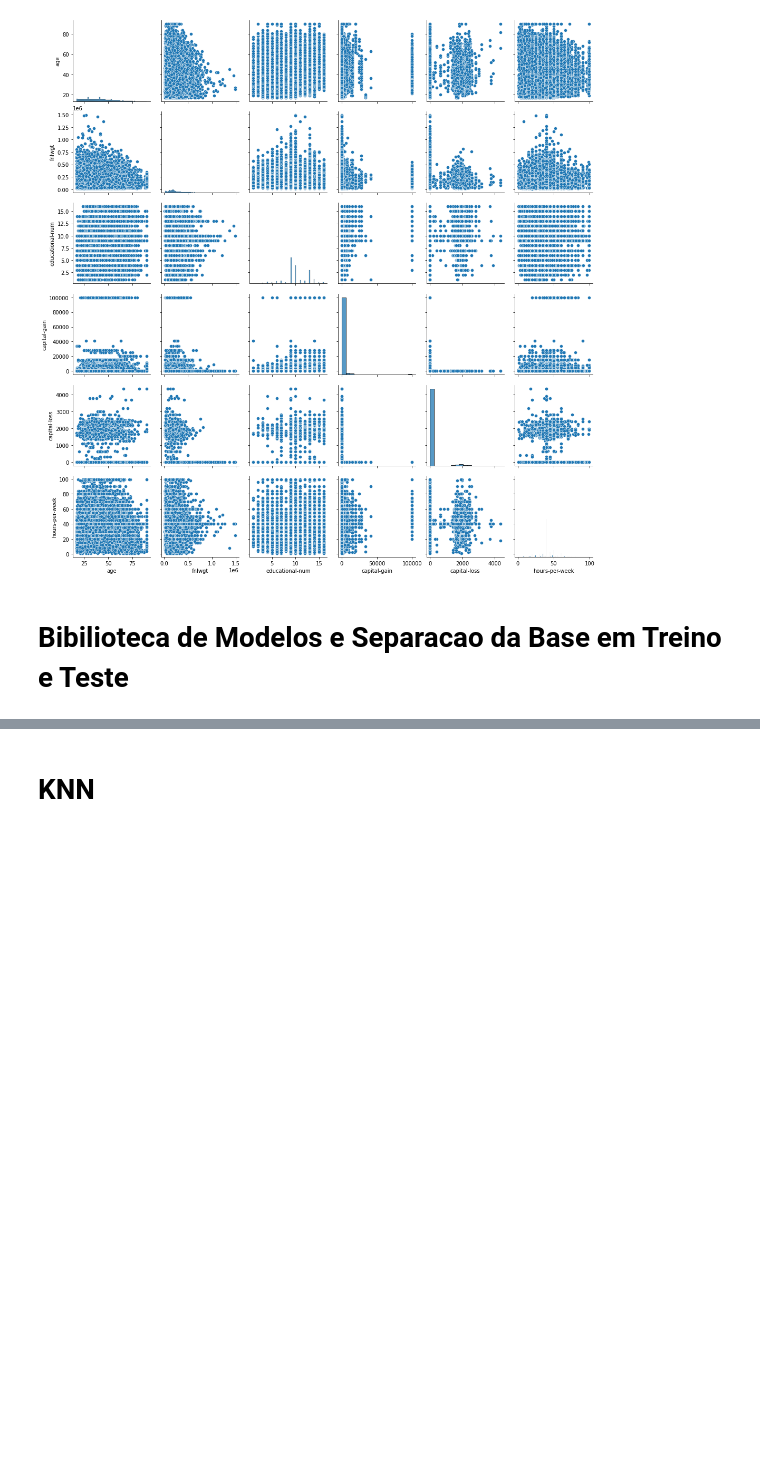
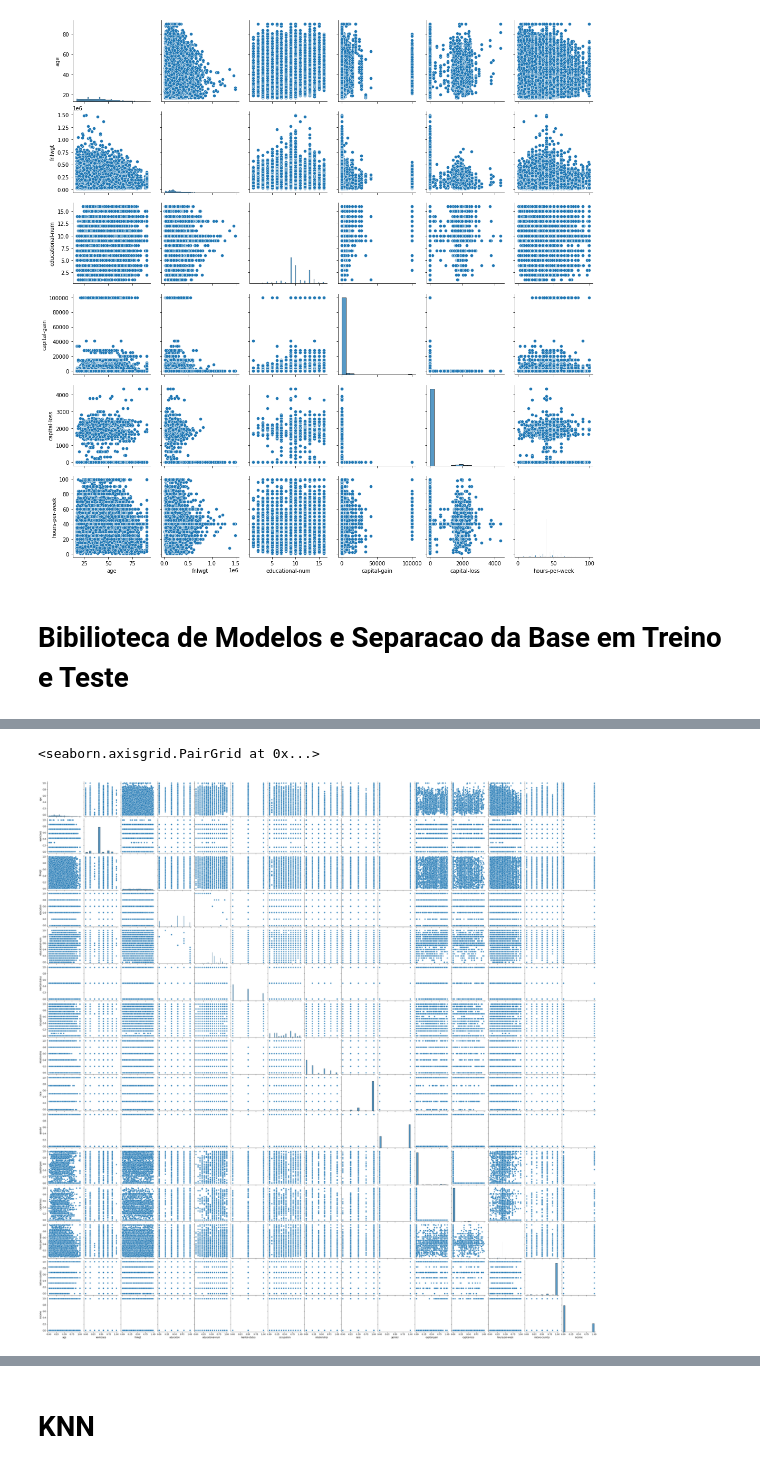
Before and after one commit to FernandoMdAraujo/PCS5024---Aprendizado-Estat-stico, a Jupyter notebook: Classificacao_Base_Adult.ipynb, the cells around one changed output, grey strips where cells are left out. Cells and saved outputs as stored; diff of their text form; code cells hidden in the pictures; blank space fills up the shorter version.

```diff
--- a/Classificacao_Base_Adult.ipynb
+++ b/Classificacao_Base_Adult.ipynb
@@ -181,6 +182,11 @@ from sklearn.neural_network import MLPClassifier
 # %%
-X = df1.drop(['income'], axis=1)
-y = df1['income']
+scaler = MinMaxScaler()
+scaler.fit(df1)
+scaled = scaler.fit_transform(df1)
+scaled_df1 = pd.DataFrame(scaled, columns=df.columns)
+
+X = scaled_df1.drop(['income'], axis=1)
+y = scaled_df1['income']
 #X_Test = df_test1
 validation_size = .3
 seed = 13
@@ -187,0 +213,5 @@ X_train, X_val, y_train, y_val = train_test_split (X, y, test_size= validation_s
+# %%
+sns.pairplot(scaled_df1)
+# %% [output]
+<seaborn.axisgrid.PairGrid at 0x...>
+[figure, added]
```
Also changed, not shown: parts of 20 cells of this notebook.
